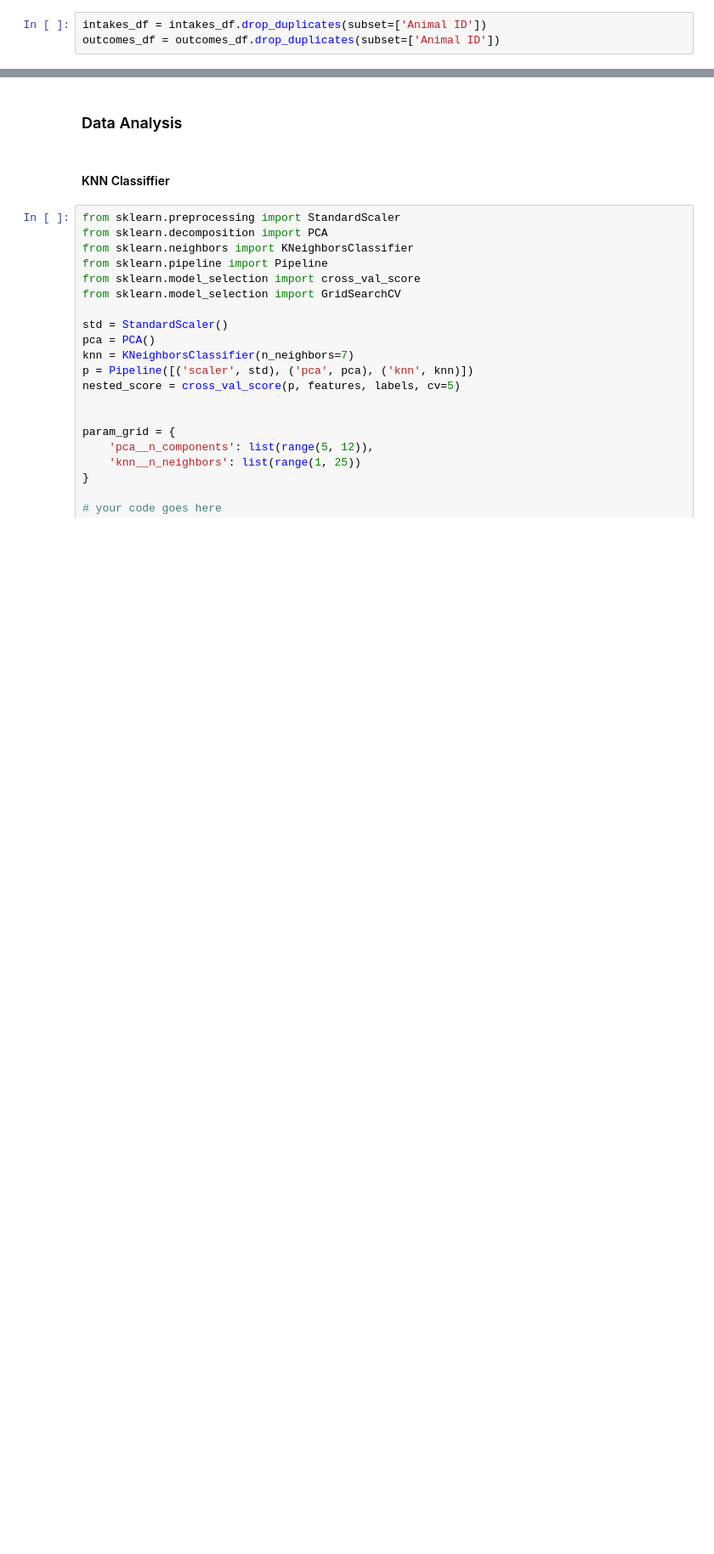
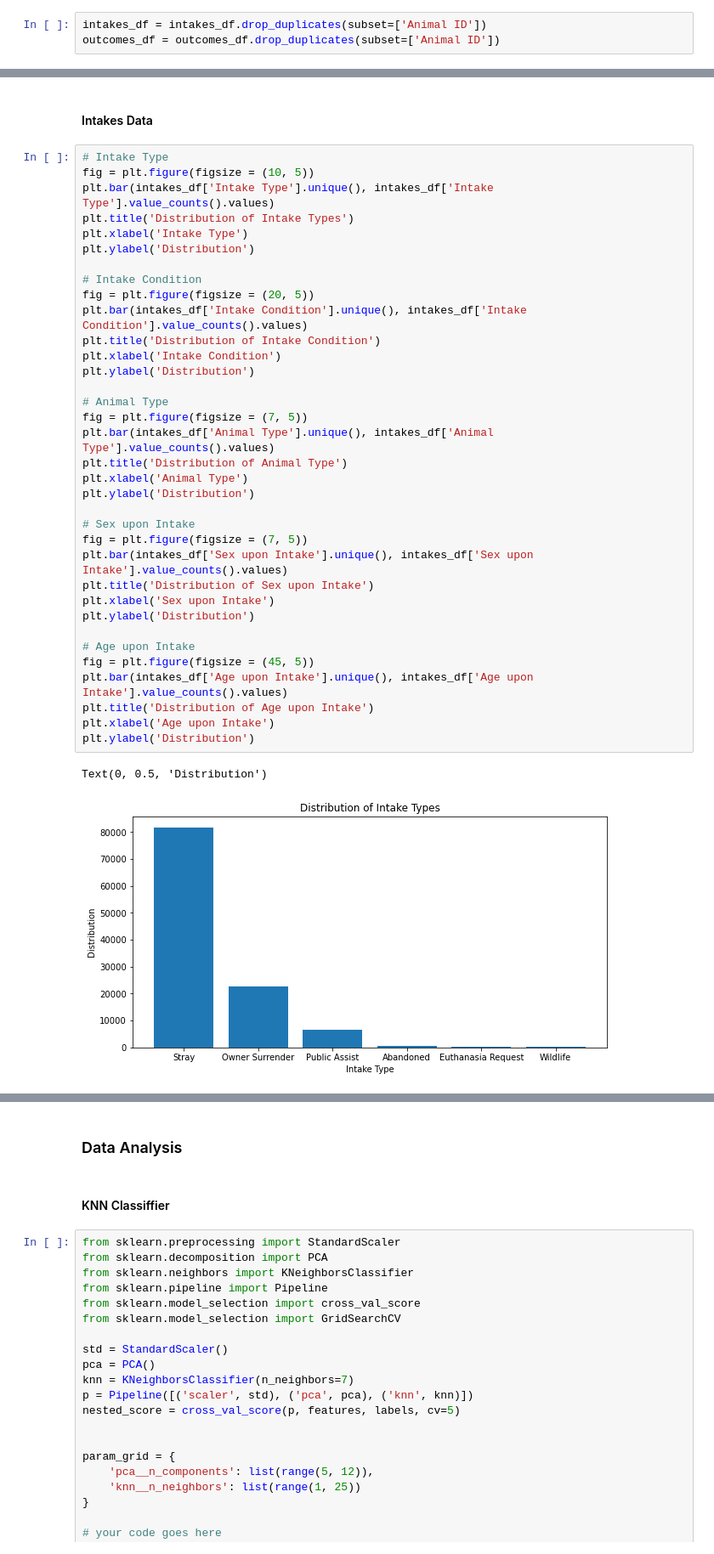
Before and after one commit to Mrityunjay000/data_mining_final_project, a Jupyter notebook: CS_363D_Final_Project.ipynb, the cells around one changed output, grey strips where cells are left out. Shown: that part at 85% size. Saved outputs shown, nothing was run; the diff lists cells and outputs as text; blank space fills up the shorter version.

```diff
--- a/CS_363D_Final_Project.ipynb
+++ b/CS_363D_Final_Project.ipynb
@@ -227,0 +266,40 @@ outcomes_df = outcomes_df.drop_duplicates(subset=['Animal ID'])
+# %% [markdown]
+#### Intakes Data
+# %%
+# Intake Type
+fig = plt.figure(figsize = (10, 5))
+plt.bar(intakes_df['Intake Type'].unique(), intakes_df['Intake Type'].value_counts().values)
+plt.title('Distribution of Intake Types')
+plt.xlabel('Intake Type')
+plt.ylabel('Distribution')
+
+# Intake Condition
+fig = plt.figure(figsize = (20, 5))
+plt.bar(intakes_df['Intake Condition'].unique(), intakes_df['Intake Condition'].value_counts().values)
+plt.title('Distribution of Intake Condition')
+plt.xlabel('Intake Condition')
+plt.ylabel('Distribution')
+
+# Animal Type
+fig = plt.figure(figsize = (7, 5))
+plt.bar(intakes_df['Animal Type'].unique(), intakes_df['Animal Type'].value_counts().values)
+plt.title('Distribution of Animal Type')
+plt.xlabel('Animal Type')
+plt.ylabel('Distribution')
+
+# Sex upon Intake
+fig = plt.figure(figsize = (7, 5))
+plt.bar(intakes_df['Sex upon Intake'].unique(), intakes_df['Sex upon Intake'].value_counts().values)
+plt.title('Distribution of Sex upon Intake')
+plt.xlabel('Sex upon Intake')
+plt.ylabel('Distribution')
+
+# Age upon Intake
+fig = plt.figure(figsize = (45, 5))
+plt.bar(intakes_df['Age upon Intake'].unique(), intakes_df['Age upon Intake'].value_counts().values)
+plt.title('Distribution of Age upon Intake')
+plt.xlabel('Age upon Intake')
+plt.ylabel('Distribution')
+# %% [output]
+Text(0, 0.5, 'Distribution')
+[figure, added]
```
Also changed, not shown: parts of 76 cells of this notebook.
